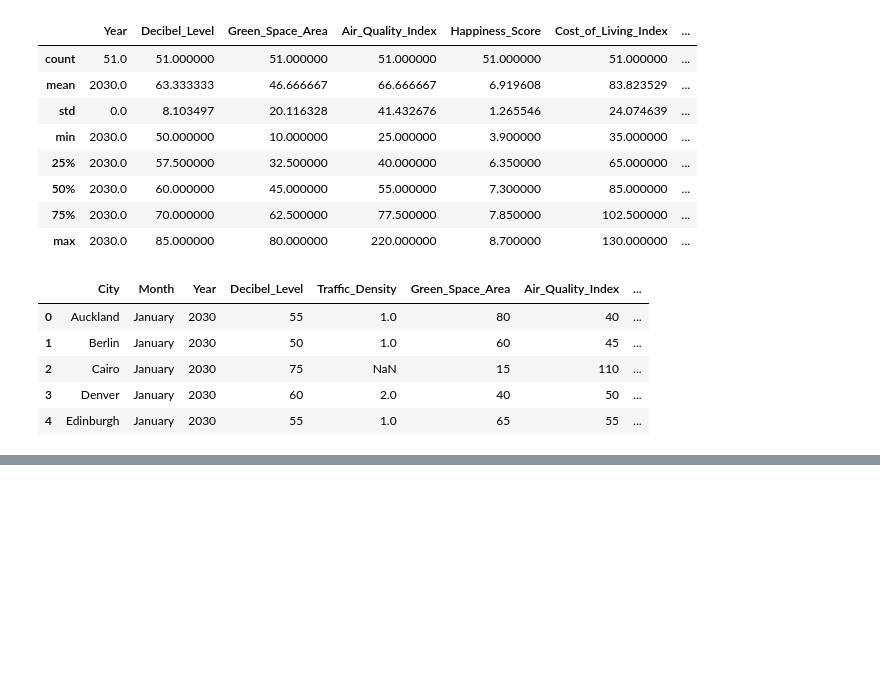
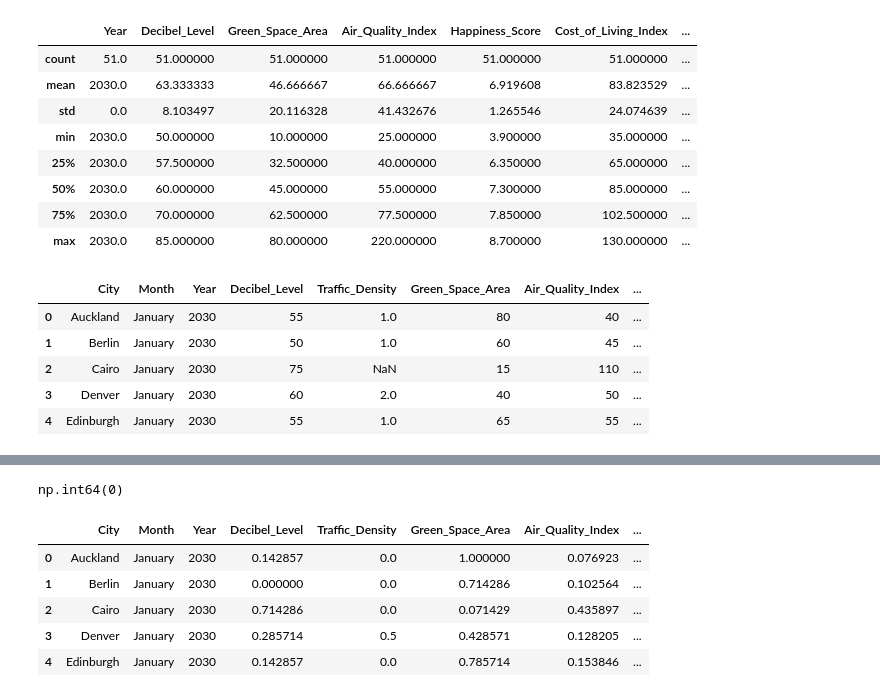
Before and after one commit to sejal-sali/data_analysis_visualisation_project, a Jupyter notebook: City_Happiness_Analysis.ipynb, the cells around one changed output, grey strips where cells are left out. Cells and saved outputs as stored; diff of their text form; code cells hidden in the pictures; blank space fills up the shorter version.

```diff
--- a/City_Happiness_Analysis.ipynb
+++ b/City_Happiness_Analysis.ipynb
@@ -113,0 +136,31 @@ df.dtypes
+# %%
+# Impute missing values in 'Traffic_Density' with the mode (most frequent value)
+df['Traffic_Density'] = df['Traffic_Density'].fillna(df['Traffic_Density'].mode()[0])
+
+# Check if missing values are handled
+df['Traffic_Density'].isnull().sum()
+# %% [output]
+np.int64(0)
+# %%
+from sklearn.preprocessing import MinMaxScaler
+
+# Initialize the scaler
+scaler = MinMaxScaler()
+
+# List of columns to normalize
+columns_to_normalize = ['Happiness_Score', 'Air_Quality_Index', 'Green_Space_Area',
+                        'Cost_of_Living_Index', 'Healthcare_Index', 'Traffic_Density',
+                        'Decibel_Level']
+
+# Normalize the selected columns
+df[columns_to_normalize] = scaler.fit_transform(df[columns_to_normalize])
+
+# Check the normalized data
+df.head()
+# %% [output]
+|  | City | Month | Year | Decibel_Level | Traffic_Density | Green_Space_Area | Air_Quality_Index | ... |
+| 0 | Auckland | January | 2030 | 0.142857 | 0.0 | 1.000000 | 0.076923 | ... |
+| 1 | Berlin | January | 2030 | 0.000000 | 0.0 | 0.714286 | 0.102564 | ... |
+| 2 | Cairo | January | 2030 | 0.714286 | 0.0 | 0.071429 | 0.435897 | ... |
+| 3 | Denver | January | 2030 | 0.285714 | 0.5 | 0.428571 | 0.128205 | ... |
+| 4 | Edinburgh | January | 2030 | 0.142857 | 0.0 | 0.785714 | 0.153846 | ... |
```
Also changed, not shown: parts of 3 cells of this notebook.
